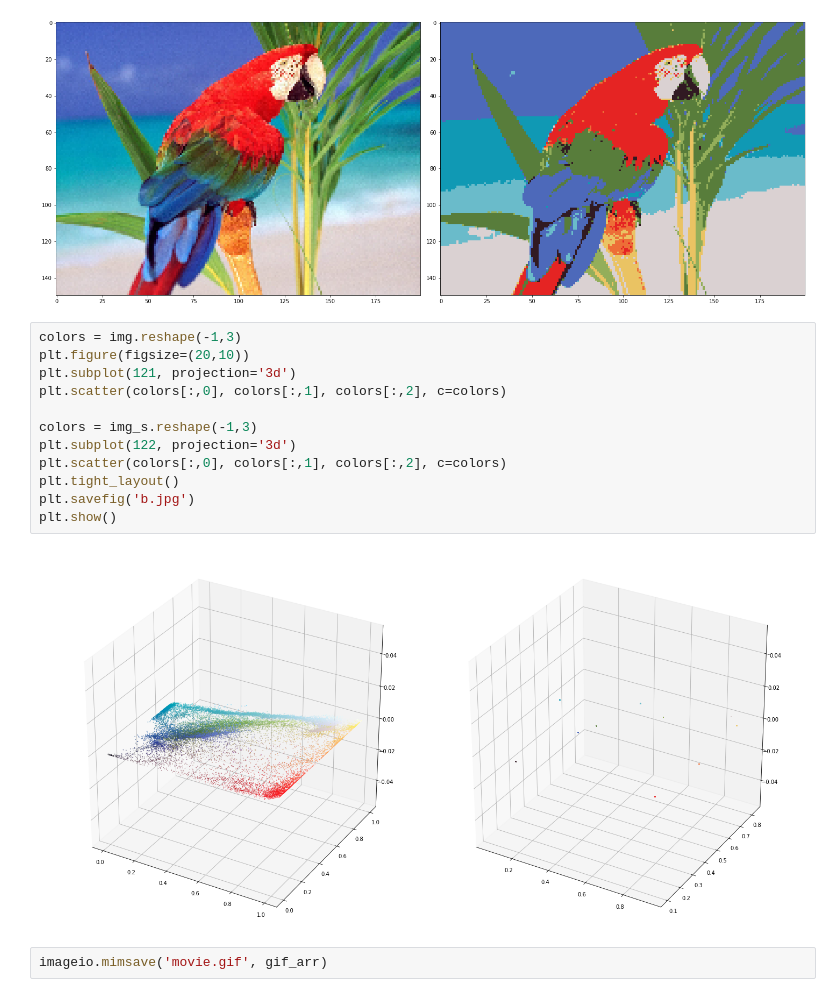
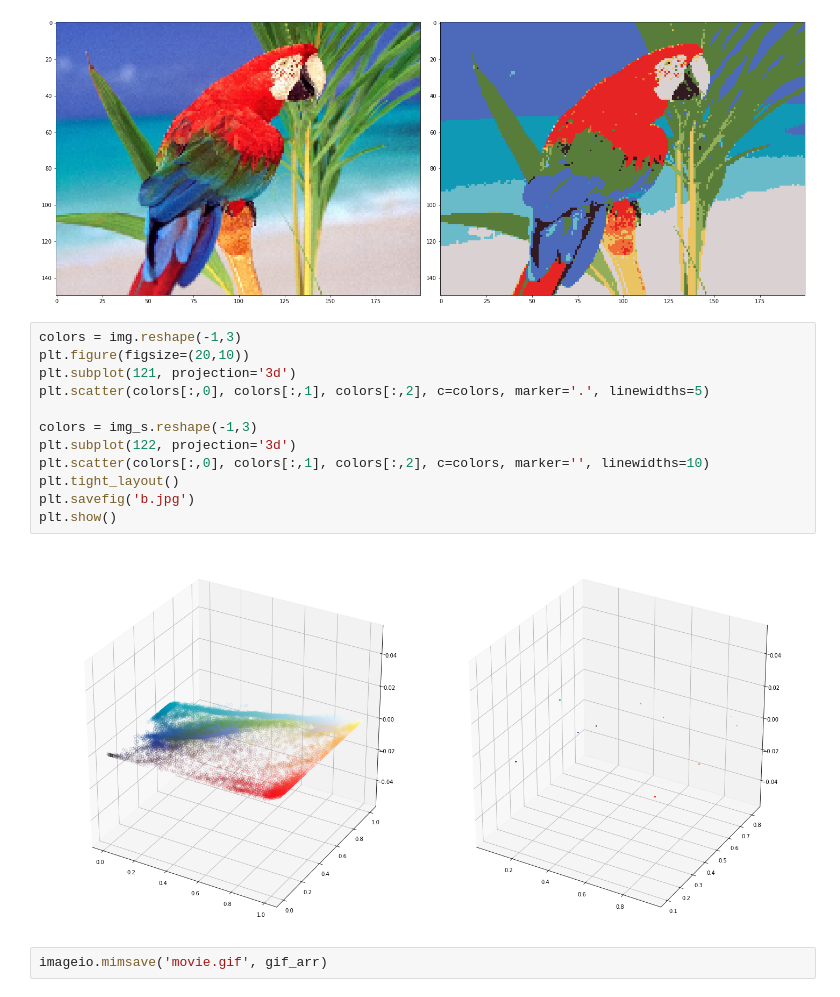
Before and after one commit to safwankdb/Mean-Shift-Segmentation, a Jupyter notebook: MeanShiftSegmentation.ipynb, the cells around one changed output. Cells and saved outputs as stored; diff of their text form.

Commit message:
updted graph

```diff
--- a/MeanShiftSegmentation.ipynb
+++ b/MeanShiftSegmentation.ipynb
@@ -43,16 +43,16 @@ plt.show()
 # %%
 colors = img.reshape(-1,3)
 plt.figure(figsize=(20,10))
 plt.subplot(121, projection='3d')
-plt.scatter(colors[:,0], colors[:,1], colors[:,2], c=colors)
+plt.scatter(colors[:,0], colors[:,1], colors[:,2], c=colors, marker='.', linewidths=5)
 
 colors = img_s.reshape(-1,3)
 plt.subplot(122, projection='3d')
-plt.scatter(colors[:,0], colors[:,1], colors[:,2], c=colors)
+plt.scatter(colors[:,0], colors[:,1], colors[:,2], c=colors, marker='', linewidths=10)
 plt.tight_layout()
 plt.savefig('b.jpg')
 plt.show()
 # %% [output]
-[figure, old version]
+[figure, new version]
 # %%
 imageio.mimsave('movie.gif', gif_arr)
```
Also changed, not shown: 1 other file.
